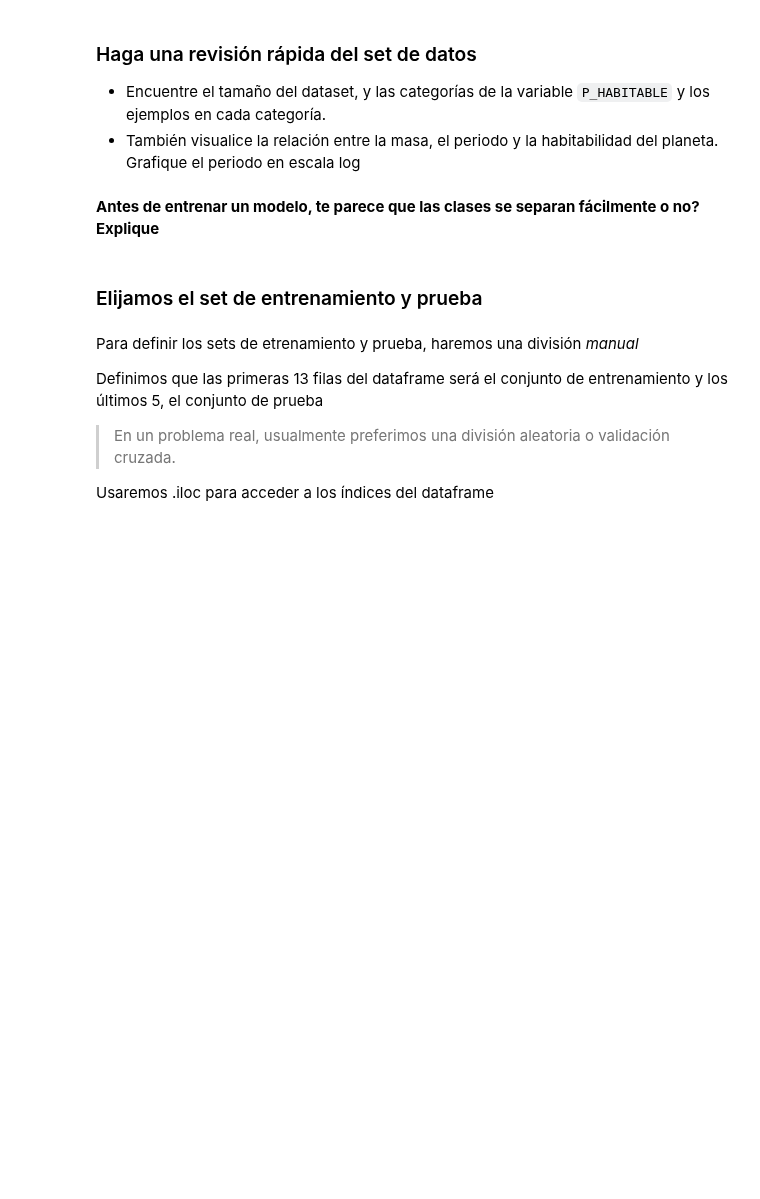
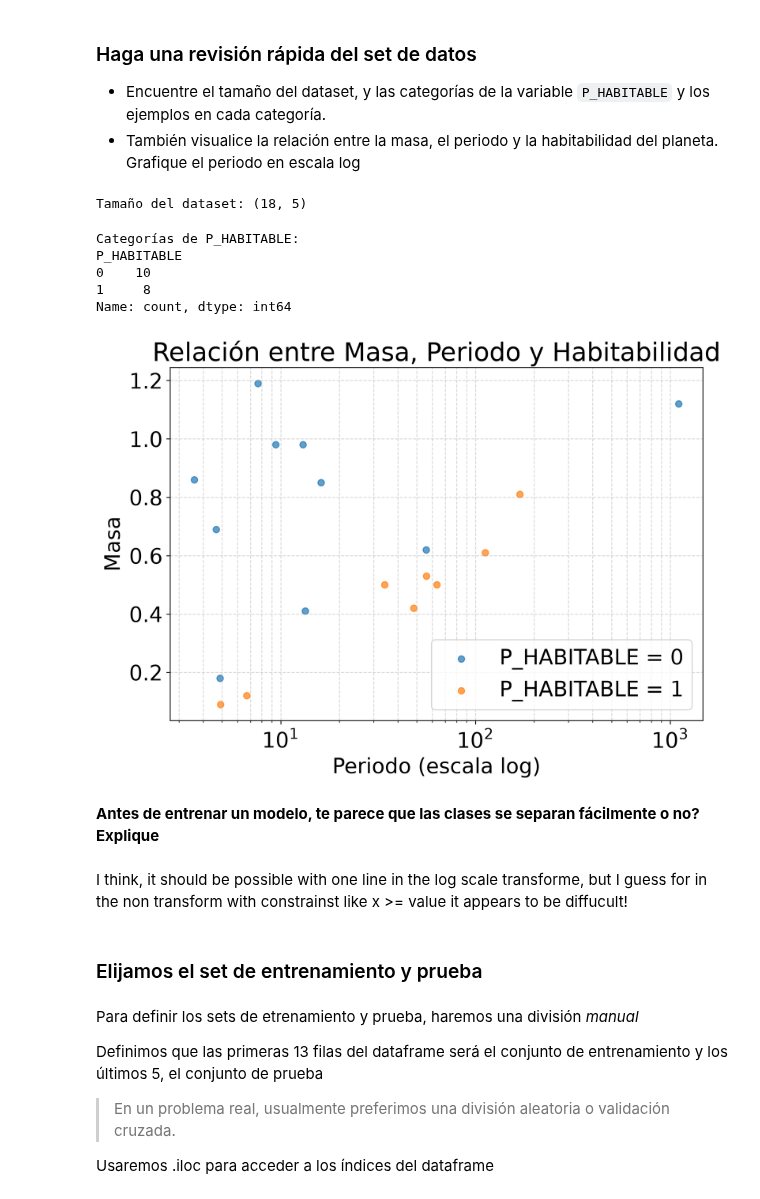
Before and after one commit to tobi557/ML_USM, a Jupyter notebook: Actividades/Semana3_AD_kNN.ipynb, the cells around one changed output. Drawn from its saved outputs; the diff is of its cells as text; code cells hidden in the pictures; blank space fills up the shorter version.

```diff
--- a/Actividades/Semana3_AD_kNN.ipynb
+++ b/Actividades/Semana3_AD_kNN.ipynb
@@ -41,7 +41,7 @@ from sklearn.tree import export_graphviz
 # %% [markdown]
 ### Subconjunto de base de datos de Habitabilidad de planetas https://phl.upr.edu/projects/habitable-exoplanets-catalog
 # %%
-LearningSet = pd.read_csv('HPLearningSet.csv', index_col=0)
+LearningSet = pd.read_csv('data/HPLearningSet.csv', index_col=0)
 # %% [markdown]
 **Variables:**
 - `S_MASS`: masa estelar ($M_\odot$)
@@ -54,8 +72,45 @@ LearningSet
 ### Haga una revisión rápida del set de datos
 - Encuentre el tamaño del dataset, y las categorías de la variable `P_HABITABLE` y los ejemplos en cada categoría.
 - También visualice la relación entre la masa, el periodo y la habitabilidad del planeta. Grafique el periodo en escala log
+# %%
+print("Tamaño del dataset:", LearningSet.shape)
+# %% [output]
+Tamaño del dataset: (18, 5)
+# %%
+print("\nCategorías de P_HABITABLE:")
+print(LearningSet["P_HABITABLE"].value_counts())
+# %% [output]
+Categorías de P_HABITABLE:
+P_HABITABLE
+0    10
+1     8
+Name: count, dtype: int64
+# %%
+plt.figure(figsize=(9, 6))
+
+for category in LearningSet["P_HABITABLE"].unique():
+    subset = LearningSet[LearningSet["P_HABITABLE"] == category]
+    plt.scatter(
+        subset["P_PERIOD"],
+        subset["S_MASS"],
+        label=f"P_HABITABLE = {category}",
+        alpha=0.7,
+    )
+
+plt.xscale("log") #log scale
+
+plt.xlabel("Periodo (escala log)")
+plt.ylabel("Masa")
+plt.title("Relación entre Masa, Periodo y Habitabilidad")
+plt.legend()
+plt.grid(True, which="both", ls="--", alpha=0.5)
+plt.show()
+# %% [output]
+[figure, added]
 # %% [markdown]
 **Antes de entrenar un modelo, te parece que las clases se separan fácilmente o no? Explique**
+# %% [markdown]
+I think, it should be possible with one line in the log scale transforme, but I guess for in the non transform with constrainst like x >= value it appears to be diffucult!
 # %% [markdown]
 ### Elijamos el set de entrenamiento y prueba
 # %% [markdown]
```
Also changed, not shown: parts of 42 cells of this notebook.
